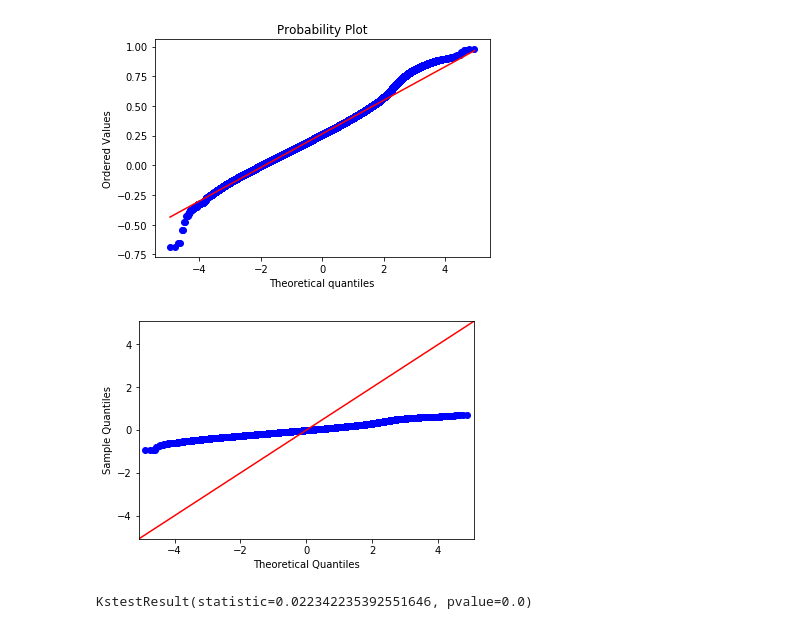
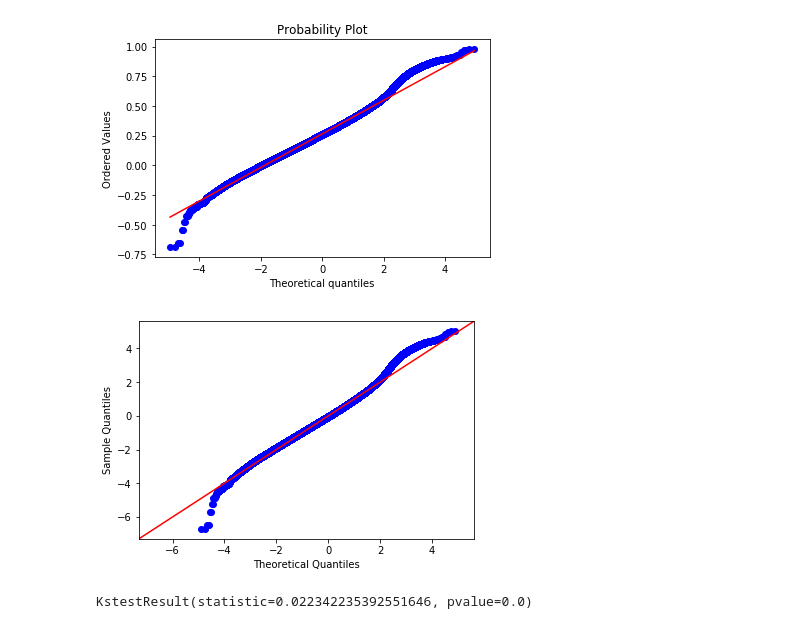
Before and after one commit to brochure/Stock-Complex-Networks, a Jupyter notebook: Codes/network_topology_analysis.ipynb, the cells around one changed output. Cells and saved outputs as stored; diff of their text form; code cells hidden in the pictures.

```diff
--- a/Codes/network_topology_analysis.ipynb
+++ b/Codes/network_topology_analysis.ipynb
@@ -522,10 +525,10 @@ pylab.show()
 # %% [output]
 [figure]
 # %%
-sm.qqplot(np.array(corr_coef_CN_0), line='45',)
+sm.qqplot(np.array(corr_coef_CN_00), line='45',)
 pylab.show()
 # %% [output]
-[figure, old version]
+[figure, new version]
 # %%
 ss.kstest(corr_coef_CN_00, 'norm')
 # %% [output]
```
Also changed, not shown: parts of 27 cells of this notebook, 2 other files.
